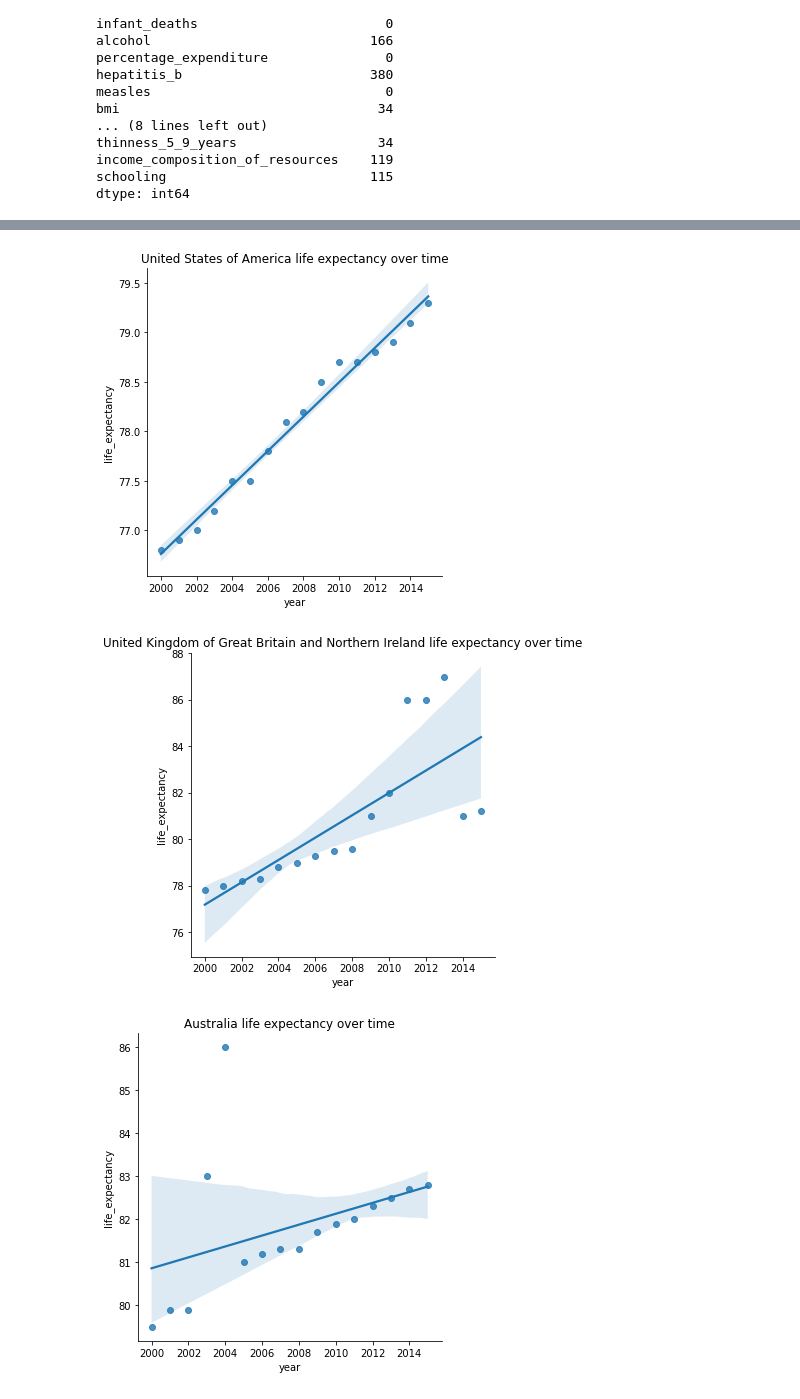
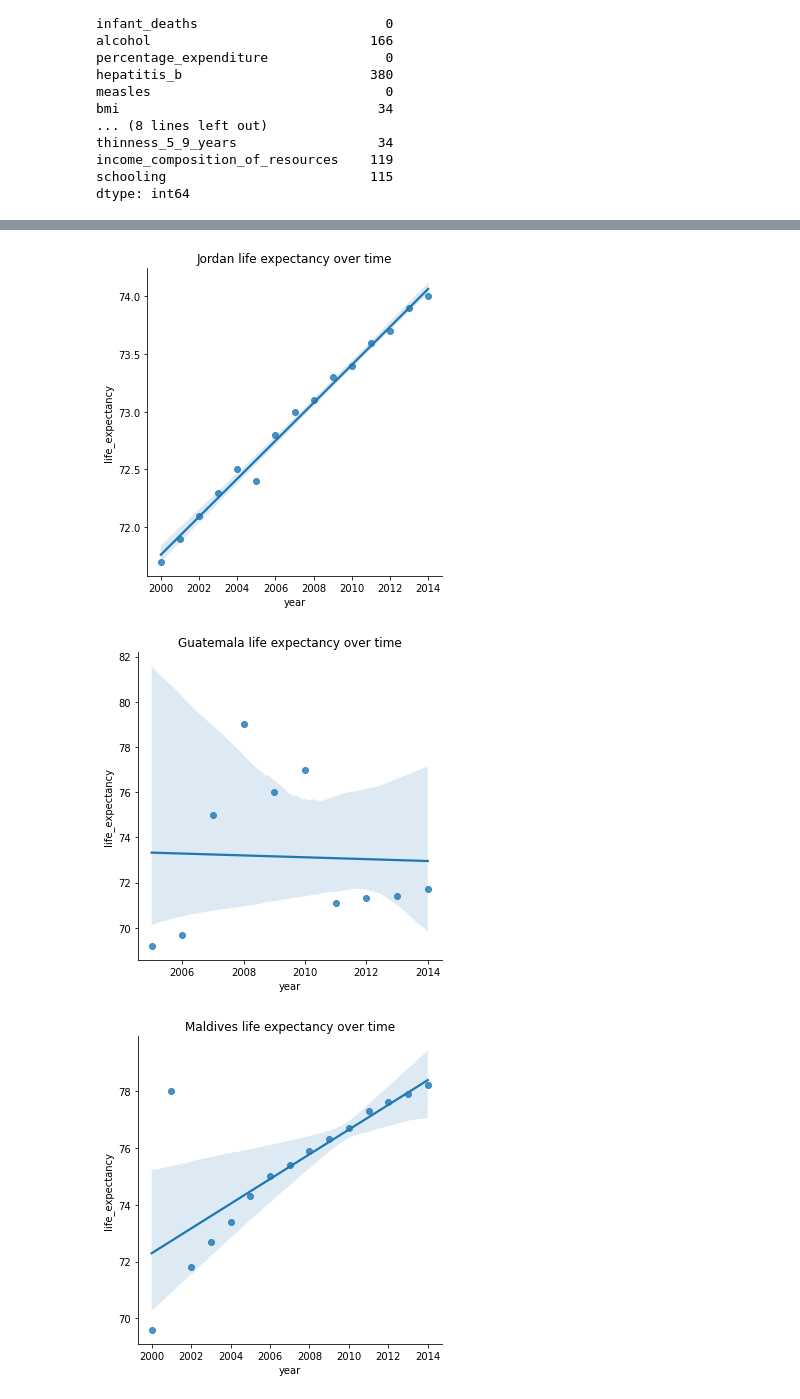
Before and after one commit to daiyanc/Life_Expectancy, a Jupyter notebook: life_expectancy_nb.ipynb, the cells around one changed output, grey strips where cells are left out. Saved outputs shown, nothing was run; the diff lists cells and outputs as text; code cells hidden in the pictures.

```diff
--- a/life_expectancy_nb.ipynb
+++ b/life_expectancy_nb.ipynb
@@ -242,3 +289,19 @@ color_palette = [ # Some colors supported by Pandas, we will random shuffle the
     'navy', 'slateblue', 'darkslateblue', 'mediumpurple', 'rebeccapurple', 'darkorchid',
     'indigo', 'mediumorchid', 'thistle', 'plum', 'darkmagenta', 'fuchsia', 'pink'
     ]
+# %%
+# Let's do regression over n number of countries (life expectancy over time)
+def set_developed_dataframe(country):
+    df = developed_countries[developed_countries.country == country]
+    df.life_expectancy, df.year = pd.to_numeric(df.life_expectancy), pd.to_numeric(df.year)
+    return df
+
+def set_developing_dataframe(country):
+    df = developing_countries[developing_countries.country == country]
+    df.life_expectancy, df.year = pd.to_numeric(df.life_expectancy), pd.to_numeric(df.year)
+    return df
+
+total = sns.lmplot(x='Year', y='Life expectancy ', data=life_expec_df, line_kws={'color':'m'}).set(title='Global life expectancy over time')
+
+plt.ylabel('Life Expectancy (Years)')
+plt.show()
@@ -259,48 +365,41 @@ plt.show()
 # %%
-# Let's do regression over n number of countries (life expectancy over time)
-def set_dataframe(country):
-    df = developed_countries[developed_countries.country == country]
-    df.life_expectancy, df.year = pd.to_numeric(df.life_expectancy), pd.to_numeric(df.year)
-    return df
+# Life expectancy of 4 developing countries
 
+four_developing_countries = ['Jordan', 'Guatemala', 'Maldives', 'Algeria'] # Change countries here
 
-four_countries = ['United States of America', 'United Kingdom of Great Britain and Northern Ireland', 'Australia', 'Japan'] # Change countries here
+# creating a linear regression plot using lmplots
+country1 = set_developing_dataframe(four_developing_countries[0])
+country1_regplot = sns.lmplot(x='year', y='life_expectancy', data=country1).set(title=f'{four_developing_countries[0]} life expectancy over time')
 
-country1 = set_dataframe(four_countries[0])
-country1_regplot = sns.lmplot(x='year', y='life_expectancy', data=country1).set(title=f'{four_countries[0]} life expectancy over time') # creating a linear regression plot using sns
+country2 = set_developing_dataframe(four_developing_countries[1])
+country2 = sns.lmplot(x='year', y='life_expectancy', data=country2).set(title=f'{four_developing_countries[1]} life expectancy over time')
 
-country2 = set_dataframe(four_countries[1])
-country2 = sns.lmplot(x='year', y='life_expectancy', data=country2).set(title=f'{four_countries[1]} life expectancy over time')
+country3 = set_developing_dataframe(four_developing_countries[2])
+country3 = sns.lmplot(x='year', y='life_expectancy', data=country3).set(title=f'{four_developing_countries[2]} life expectancy over time')
 
-country3 = set_dataframe(four_countries[2])
-country3 = sns.lmplot(x='year', y='life_expectancy', data=country3).set(title=f'{four_countries[2]} life expectancy over time')
-
-country4 = set_dataframe(four_countries[3])
-country4 = sns.lmplot(x='year', y='life_expectancy', data=country4).set(title=f'{four_countries[3]} life expectancy over time')
-
-plt.ylabel('Life Expectancy (Years)')
-plt.show()
+country4 = set_developing_dataframe(four_developing_countries[3])
+country4 = sns.lmplot(x='year', y='life_expectancy', data=country4).set(title=f'{four_developing_countries[3]} life expectancy over time')
 # %% [output]
 A value is trying to be set on a copy of a slice from a DataFrame.
 Try using .loc[row_indexer,col_indexer] = value instead
 
 See the caveats in the documentation: https://pandas.pydata.org/pandas-docs/stable/user_guide/indexing.html#returning-a-view-versus-a-copy
   df.life_expectancy, df.year = pd.to_numeric(df.life_expectancy), pd.to_numeric(df.year)
 A value is trying to be set on a copy of a slice from a DataFrame.
 Try using .loc[row_indexer,col_indexer] = value instead
 
 See the caveats in the documentation: https://pandas.pydata.org/pandas-docs/stable/user_guide/indexing.html#returning-a-view-versus-a-copy
   df.life_expectancy, df.year = pd.to_numeric(df.life_expectancy), pd.to_numeric(df.year)
 A value is trying to be set on a copy of a slice from a DataFrame.
 Try using .loc[row_indexer,col_indexer] = value instead
 
 See the caveats in the documentation: https://pandas.pydata.org/pandas-docs/stable/user_guide/indexing.html#returning-a-view-versus-a-copy
   df.life_expectancy, df.year = pd.to_numeric(df.life_expectancy), pd.to_numeric(df.year)
 A value is trying to be set on a copy of a slice from a DataFrame.
 Try using .loc[row_indexer,col_indexer] = value instead
 
 See the caveats in the documentation: https://pandas.pydata.org/pandas-docs/stable/user_guide/indexing.html#returning-a-view-versus-a-copy
   df.life_expectancy, df.year = pd.to_numeric(df.life_expectancy), pd.to_numeric(df.year)
-[figure, old version]
+[figure, new version]
-[figure, old version]
+[figure, new version]
-[figure, old version]
+[figure, new version]
```
Also changed, not shown: parts of 12 cells of this notebook, 3 other files.
